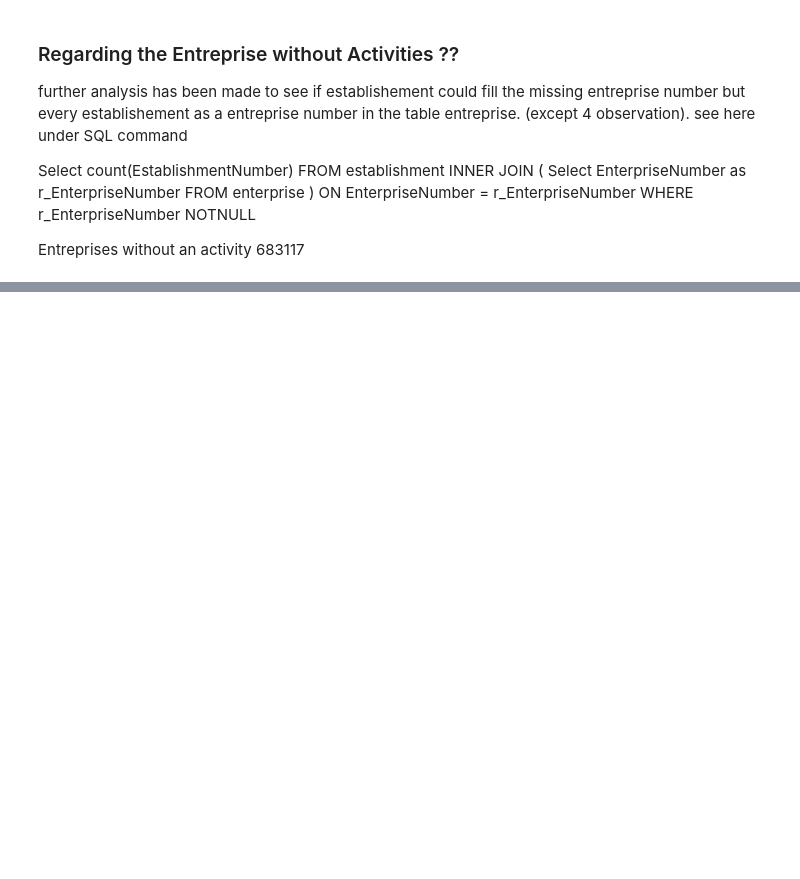
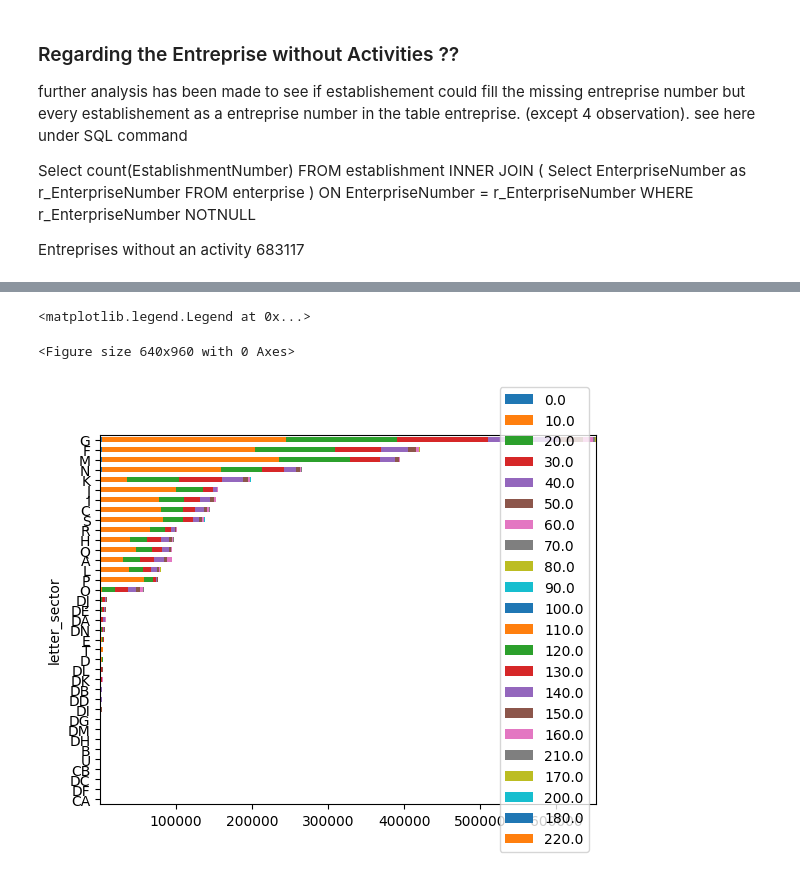
Before and after one commit to tanialemos/data_viz_SQL, a Jupyter notebook: data_exploration.ipynb, the cells around one changed output, grey strips where cells are left out. Saved outputs shown, nothing was run; the diff lists cells and outputs as text; code cells hidden in the pictures; blank space fills up the shorter version.

```diff
--- a/data_exploration.ipynb
+++ b/data_exploration.ipynb
@@ -369,0 +370,4 @@ code_tbls['ActivityGroup']
+# %%
+ages_sectors = df.groupby(['letter_sector','Age_10'])['EnterpriseNumber'].count().unstack().reset_index().set_index('letter_sector')
+
+ages_sectors
@@ -369,0 +394,11 @@ code_tbls['ActivityGroup']
+# %%
+# importing matplotlib library
+import matplotlib.pyplot as plt
+
+s_sort = df.groupby('letter_sector')['EnterpriseNumber'].count().sort_values()
+ages_sectors.reindex(index=s_sort.index ).reset_index().plot(x='letter_sector', stacked=True, kind='barh')
+plt.legend(loc='right')
+# %% [output]
+<matplotlib.legend.Legend at 0x...>
+<Figure size 640x960 with 0 Axes>
+[figure, added]
```
Also changed, not shown: parts of 23 cells of this notebook, 1 other file.
